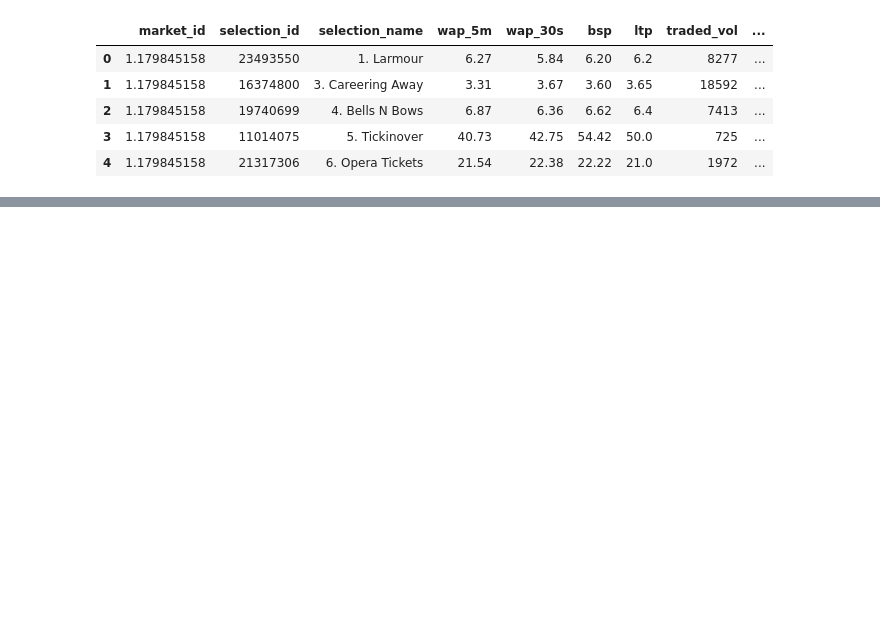
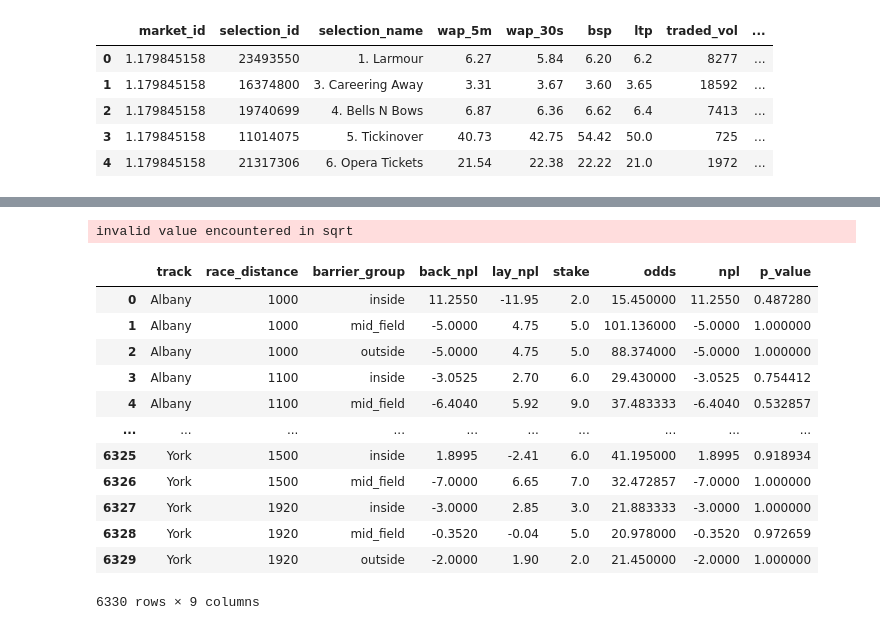
Before and after one commit to TMBish/bfStreamTutorials, a Jupyter notebook: 02-angles/analysis/01-initial-look.ipynb, the cells around one changed output, grey strips where cells are left out. Saved outputs shown, nothing was run; the diff lists cells and outputs as text; code cells hidden in the pictures; blank space fills up the shorter version.

```diff
--- a/02-angles/analysis/01-initial-look.ipynb
+++ b/02-angles/analysis/01-initial-look.ipynb
@@ -135,0 +198,44 @@ responseJson
+# %%
+def plStatisticalSignificance(df):
+
+    x = (
+        df
+        .assign(pot=lambda x: x['npl'] / x['stake'])
+        .assign(pot_abs=lambda x: abs(x['pot']))
+        .assign(pot_sign=lambda x: np.where(x['pot']==x['pot_abs'], 1, -1))
+        .assign(stake=lambda x: x['stake'].astype('float'))
+        .assign(t_score=lambda x: (x['pot'] * np.sqrt(x['stake'])) / np.sqrt( (1 + x['pot']) * (x['odds'] - 1 - x['pot']) ) )
+        .assign(p_value=lambda x: 2 * t.cdf(-abs(x['t_score']), x['stake']-1))
+        .assign(p_value=lambda x: np.where(x['p_value']==0, 1, x['p_value']))
+        .assign(p_value=lambda x: np.where(np.isnan(x['p_value']), 1, x["p_value"]))
+        .drop(columns = ['pot', 'pot_abs', 'pot_sign', 't_score'])
+    )
+
+    return(x)
+
+
+backStatTest = plStatisticalSignificance(
+    trackDistanceBarrier.assign(npl=lambda x:x['back_npl'])
+)
+
+layStatTest = plStatisticalSignificance(
+    trackDistanceBarrier.assign(npl=lambda x:x['lay_npl'])
+)
+# %% [output]
+invalid value encountered in sqrt
+# %%
+backStatTest
+# %% [output]
+|  | track | race_distance | barrier_group | back_npl | lay_npl | stake | odds | npl | p_value |
+| 0 | Albany | 1000 | inside | 11.2550 | -11.95 | 2.0 | 15.450000 | 11.2550 | 0.487280 |
+| 1 | Albany | 1000 | mid_field | -5.0000 | 4.75 | 5.0 | 101.136000 | -5.0000 | 1.000000 |
+| 2 | Albany | 1000 | outside | -5.0000 | 4.75 | 5.0 | 88.374000 | -5.0000 | 1.000000 |
+| 3 | Albany | 1100 | inside | -3.0525 | 2.70 | 6.0 | 29.430000 | -3.0525 | 0.754412 |
+| 4 | Albany | 1100 | mid_field | -6.4040 | 5.92 | 9.0 | 37.483333 | -6.4040 | 0.532857 |
+| ... | ... | ... | ... | ... | ... | ... | ... | ... | ... |
+| 6325 | York | 1500 | inside | 1.8995 | -2.41 | 6.0 | 41.195000 | 1.8995 | 0.918934 |
+| 6326 | York | 1500 | mid_field | -7.0000 | 6.65 | 7.0 | 32.472857 | -7.0000 | 1.000000 |
+| 6327 | York | 1920 | inside | -3.0000 | 2.85 | 3.0 | 21.883333 | -3.0000 | 1.000000 |
+| 6328 | York | 1920 | mid_field | -0.3520 | -0.04 | 5.0 | 20.978000 | -0.3520 | 0.972659 |
+| 6329 | York | 1920 | outside | -2.0000 | 1.90 | 2.0 | 21.450000 | -2.0000 | 1.000000 |
+6330 rows × 9 columns
```
Also changed, not shown: parts of 37 cells of this notebook, 1 other file.
